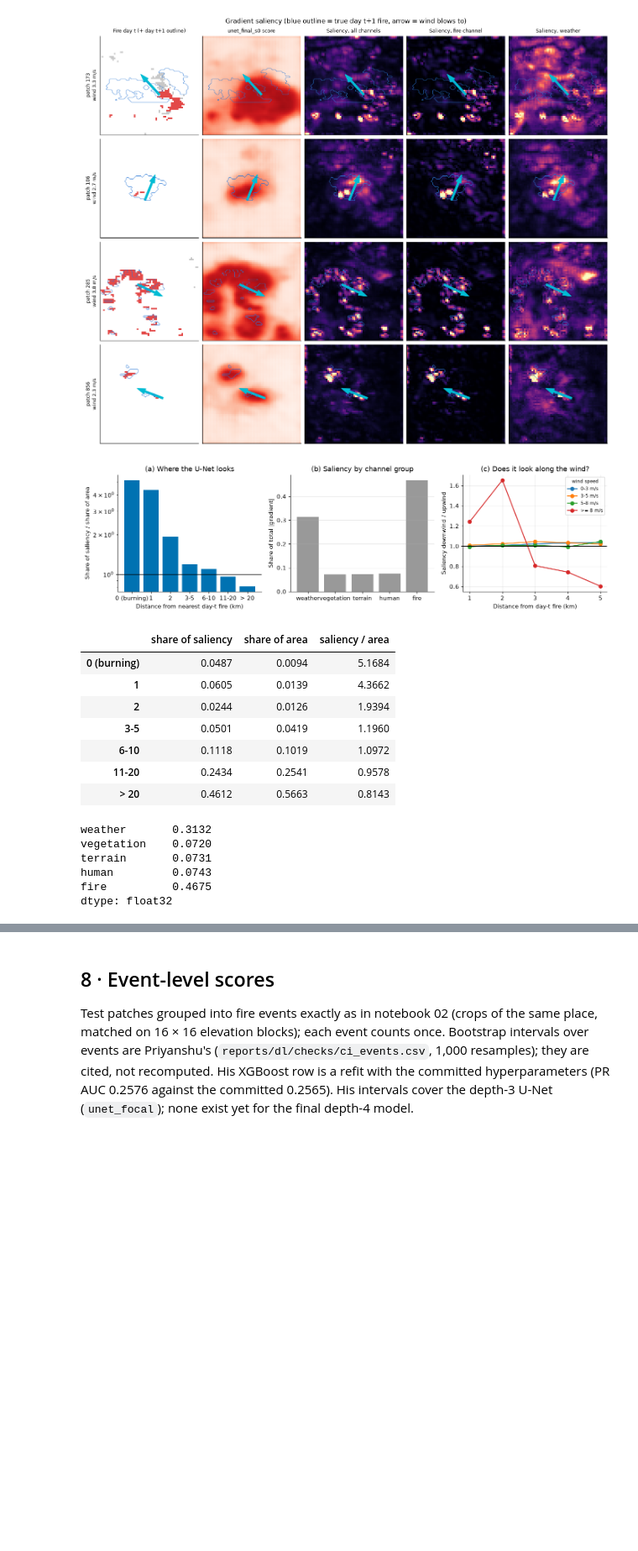
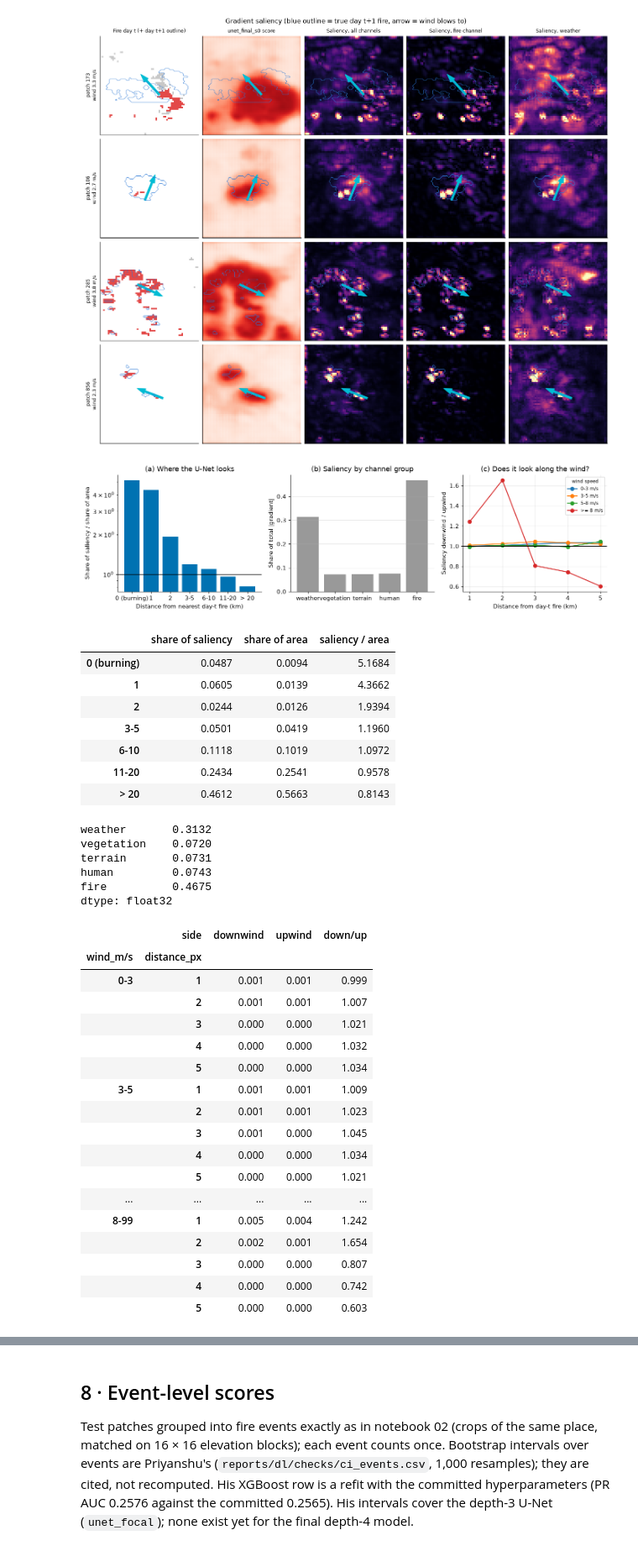
Before and after one commit to harshilv17/next-day-wildfire-spread, a Jupyter notebook: notebooks/03_dl_evaluation.ipynb, the cells around one changed output, grey strips where cells are left out. Shown at 84% size. Drawn from its saved outputs; the diff is of its cells as text; code cells hidden in the pictures; blank space fills up the shorter version.

```diff
--- a/notebooks/03_dl_evaluation.ipynb
+++ b/notebooks/03_dl_evaluation.ipynb
@@ -801,32 +856,49 @@ if HAVE_MODEL:
                 yscale="log", title="(a) Where the U-Net looks")
     axes[1].bar(group_share.index, group_share.values, color="#999999")
     axes[1].set(ylabel="Share of total |gradient|", title="(b) Saliency by channel group")
     for b in [b for b in sal_ratio.index.get_level_values(0).unique() if sal_ratio.loc[b]["upwind"].notna().all()]:
         s = sal_ratio.loc[b]
         axes[2].plot(s.index, s["down/up"], "o-", label=f"{b} m/s" if not b.endswith("99") else ">= 8 m/s")
     axes[2].axhline(1, color="black", lw=0.8)
     axes[2].set(xlabel="Distance from day-t fire (km)", ylabel="Saliency downwind / upwind", xticks=range(1, 6),
                 title="(c) Does it look along the wind?")
     axes[2].legend(fontsize=8, title="wind speed", title_fontsize=8)
     for ax in axes[:2]:
         ax.grid(axis="x", visible=False)
     fig.savefig(FIGS / "dl_eval_saliency_summary.png")
     plt.show()
-    display(by_band.round(4), group_share.round(4))
-    sal_ratio.round(3)
+    display(by_band.round(4), group_share.round(4), sal_ratio.round(3))
 # %% [output]
 [figure]
 |  | share of saliency | share of area | saliency / area |
 | 0 (burning) | 0.0487 | 0.0094 | 5.1684 |
 | 1 | 0.0605 | 0.0139 | 4.3662 |
 | 2 | 0.0244 | 0.0126 | 1.9394 |
 | 3-5 | 0.0501 | 0.0419 | 1.1960 |
 | 6-10 | 0.1118 | 0.1019 | 1.0972 |
 | 11-20 | 0.2434 | 0.2541 | 0.9578 |
 | > 20 | 0.4612 | 0.5663 | 0.8143 |
 weather       0.3132
 vegetation    0.0720
 terrain       0.0731
 human         0.0743
 fire          0.4675
 dtype: float32
+|  | side | downwind | upwind | down/up |
+| wind_m/s | distance_px |  |  |  |
+| 0-3 | 1 | 0.001 | 0.001 | 0.999 |
+|  | 2 | 0.001 | 0.001 | 1.007 |
+|  | 3 | 0.000 | 0.000 | 1.021 |
+|  | 4 | 0.000 | 0.000 | 1.032 |
+|  | 5 | 0.000 | 0.000 | 1.034 |
+| 3-5 | 1 | 0.001 | 0.001 | 1.009 |
+|  | 2 | 0.001 | 0.001 | 1.023 |
+|  | 3 | 0.001 | 0.000 | 1.045 |
+|  | 4 | 0.000 | 0.000 | 1.034 |
+|  | 5 | 0.000 | 0.000 | 1.021 |
+| ... | ... | ... | ... | ... |
+| 8-99 | 1 | 0.005 | 0.004 | 1.242 |
+|  | 2 | 0.002 | 0.001 | 1.654 |
+|  | 3 | 0.000 | 0.000 | 0.807 |
+|  | 4 | 0.000 | 0.000 | 0.742 |
+|  | 5 | 0.000 | 0.000 | 0.603 |
```
Also changed, not shown: parts of 22 cells of this notebook, 4 other files.
